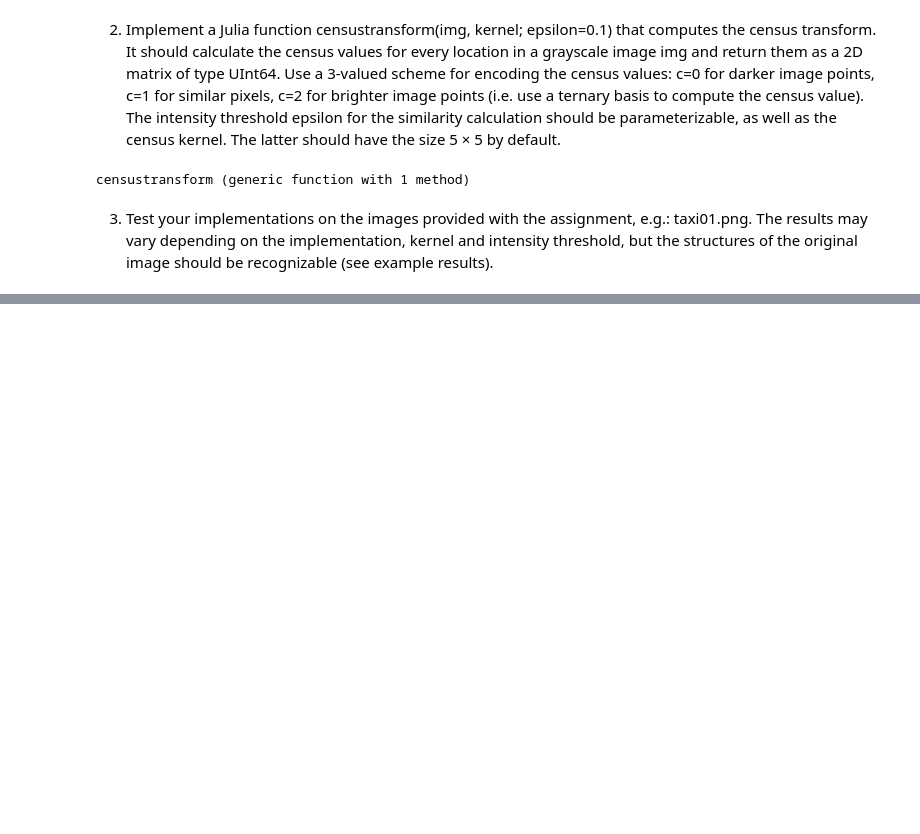
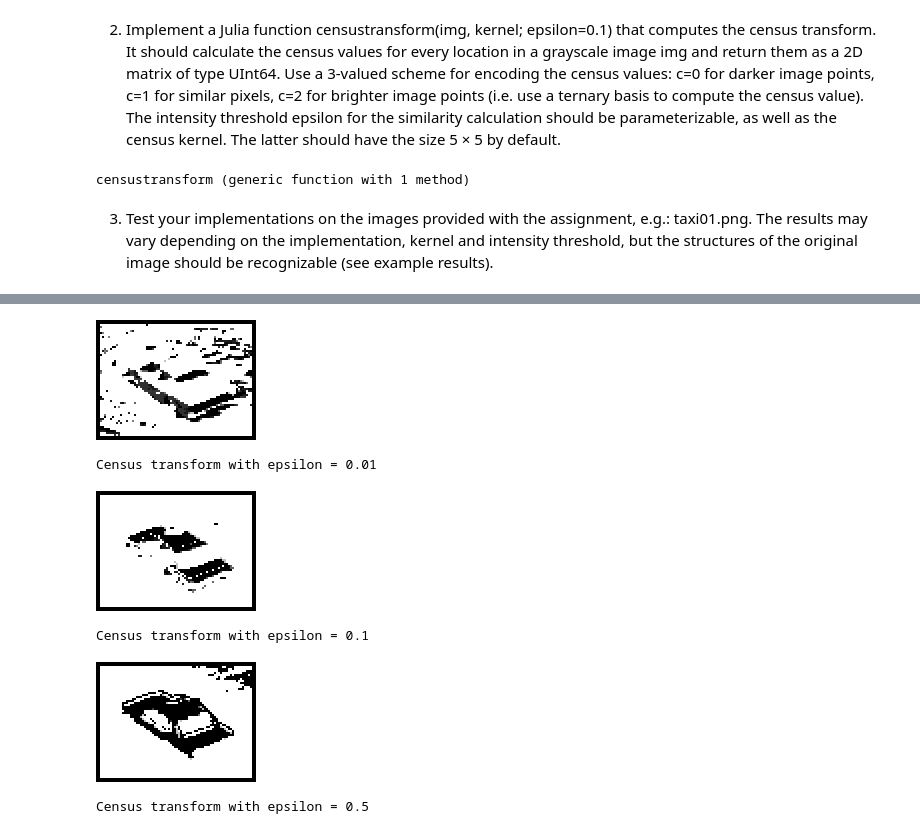
Before and after one commit to LaloVene/computer-vision-II, a Jupyter notebook: Assignment 2/sh02ex01.ipynb, the cells around one changed output, grey strips where cells are left out. Drawn from its saved outputs; the diff is of its cells as text; code cells hidden in the pictures; blank space fills up the shorter version.

```diff
--- a/Assignment 2/sh02ex01.ipynb
+++ b/Assignment 2/sh02ex01.ipynb
@@ -180,19 +182,20 @@ censustransform (generic function with 1 method)
 3. Test your implementations on the images provided with the assignment, e.g.: taxi01.png. The results may vary depending on the implementation, kernel and intensity threshold, but the structures of the original image should be recognizable (see example results).
 # %%
 # create a 2 dimensional array of size 5x5 with boolean values
+ kernel = [
+  true true true true true;
+  true true true true true;
+  true true true true true;
+  true true true true true;
+  true true true true true;
+  ]
 # kernel = [
-#   true true true true true;
-#   true true true true true;
-#   true true true true true;
-#   true true true true true;
-#   true true true true true;
+#   true true true;
+#   true true true;
+#   true true true;
 #   ]
-kernel = [
-  true true true;
-  true true true;
-  true true true;
-  ]
 
 # Compute the census transform of img
-img_census = censustransform(img, kernel)
-img_census
+img_census1 = censustransform(img, kernel; epsilon=0.01);
+img_census2 = censustransform(img, kernel; epsilon=0.1);
+img_census3 = censustransform(img, kernel; epsilon=0.5);
@@ -216,0 +202,19 @@ img_census
+# %%
+# normalize the census transform image to the range 0..255 and convert it to image
+img_census1 = Gray.((img_census1 .- minimum(img_census1)) ./ (maximum(img_census1) - minimum(img_census1)) .* 255)
+img_census2 = Gray.((img_census2 .- minimum(img_census2)) ./ (maximum(img_census2) - minimum(img_census2)) .* 255)
+img_census3 = Gray.((img_census3 .- minimum(img_census3)) ./ (maximum(img_census3) - minimum(img_census3)) .* 255)
+
+display(img_census1)
+println("Census transform with epsilon = 0.01")
+display(img_census2)
+println("Census transform with epsilon = 0.1")
+display(img_census3)
+println("Census transform with epsilon = 0.5")
+# %% [output]
+[figure, added]
+Census transform with epsilon = 0.01
+[figure, added]
+Census transform with epsilon = 0.1
+[figure, added]
+Census transform with epsilon = 0.5
```
Also changed, not shown: parts of 4 cells of this notebook, 1 other file.
